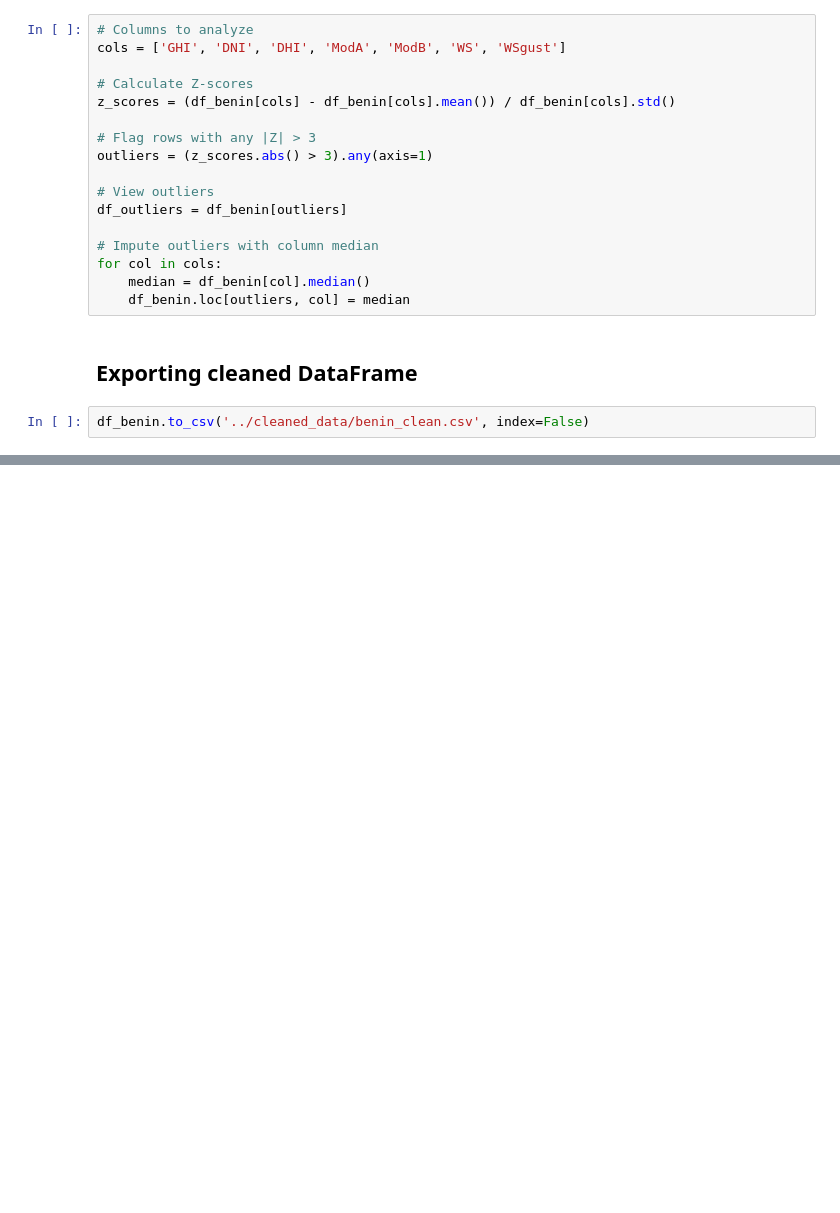
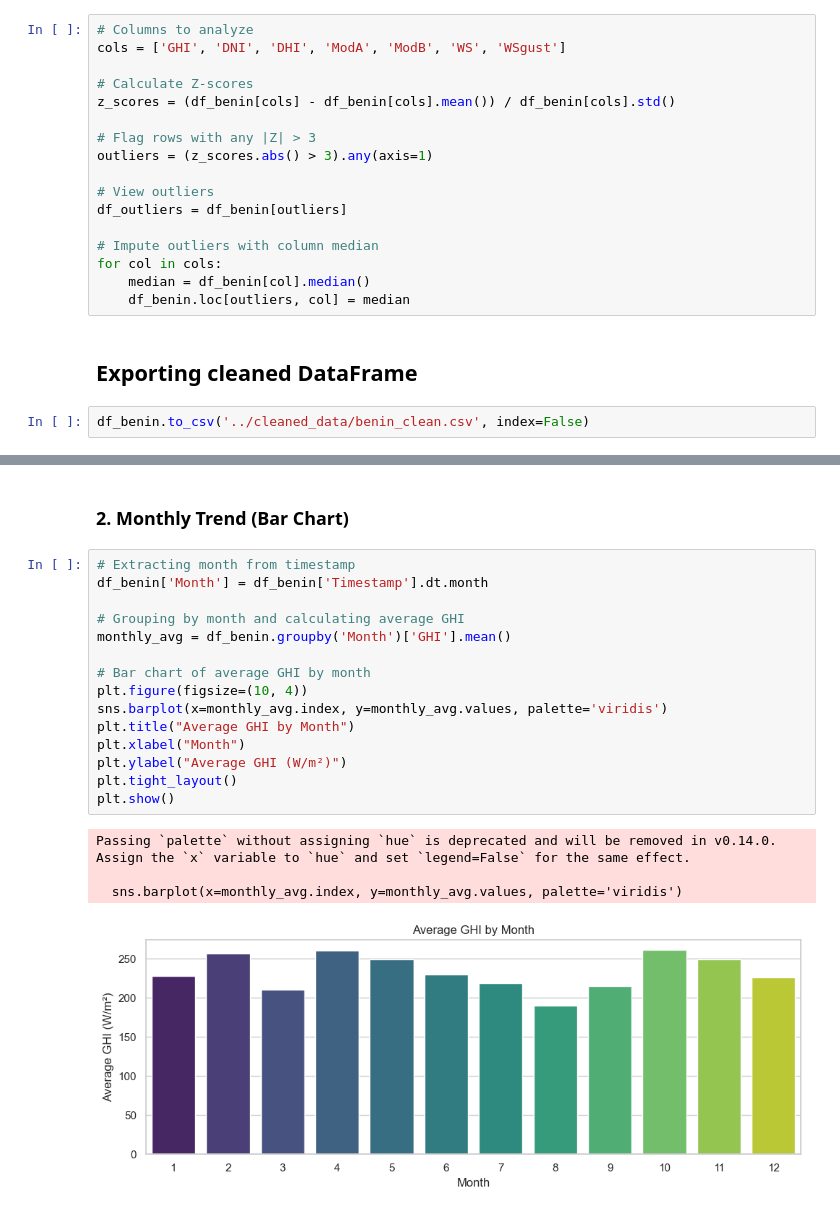
Before and after one commit to OliyadTeshome/Solar_Strategy_Insights, a Jupyter notebook: notebooks/benin__eda.ipynb, the cells around one changed output, grey strips where cells are left out. Saved outputs shown, nothing was run; the diff lists cells and outputs as text; blank space fills up the shorter version.

```diff
--- a/notebooks/benin__eda.ipynb
+++ b/notebooks/benin__eda.ipynb
@@ -142,0 +160,22 @@ plt.show()
+# %% [markdown]
+###  2. Monthly Trend (Bar Chart)
+# %%
+# Extracting month from timestamp
+df_benin['Month'] = df_benin['Timestamp'].dt.month
+
+# Grouping by month and calculating average GHI
+monthly_avg = df_benin.groupby('Month')['GHI'].mean()
+
+# Bar chart of average GHI by month
+plt.figure(figsize=(10, 4))
+sns.barplot(x=monthly_avg.index, y=monthly_avg.values, palette='viridis')
+plt.title("Average GHI by Month")
+plt.xlabel("Month")
+plt.ylabel("Average GHI (W/m²)")
+plt.tight_layout()
+plt.show()
+# %% [output]
+Passing `palette` without assigning `hue` is deprecated and will be removed in v0.14.0. Assign the `x` variable to `hue` and set `legend=False` for the same effect.
+
+  sns.barplot(x=monthly_avg.index, y=monthly_avg.values, palette='viridis')
+[figure, added]
```
Also changed, not shown: parts of 6 cells of this notebook.
